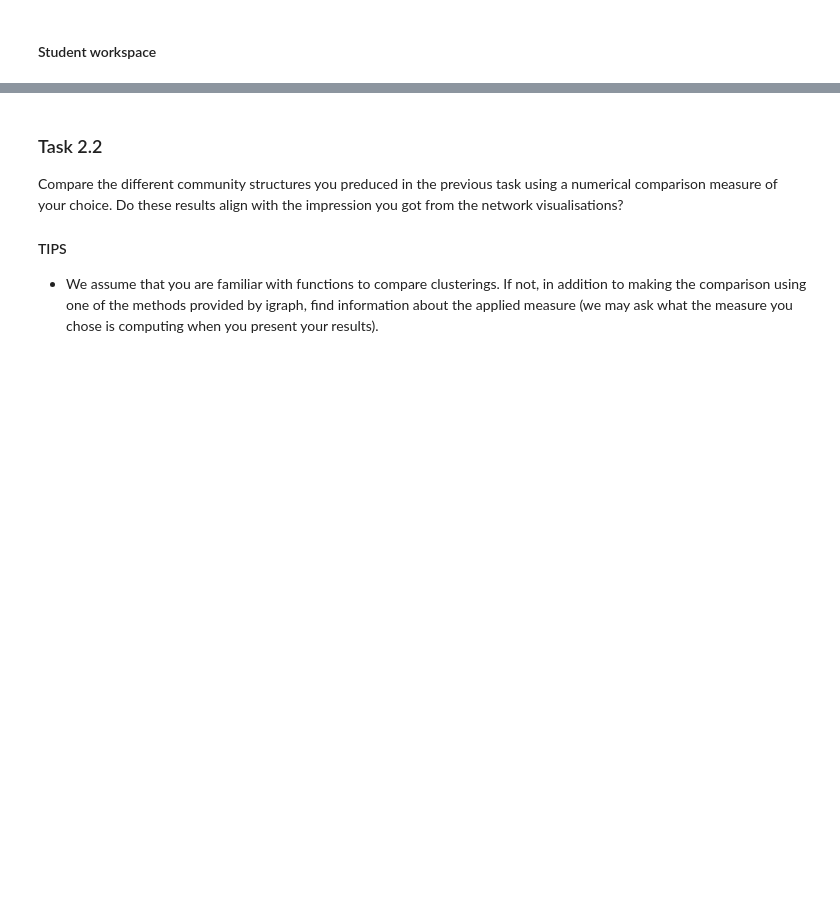
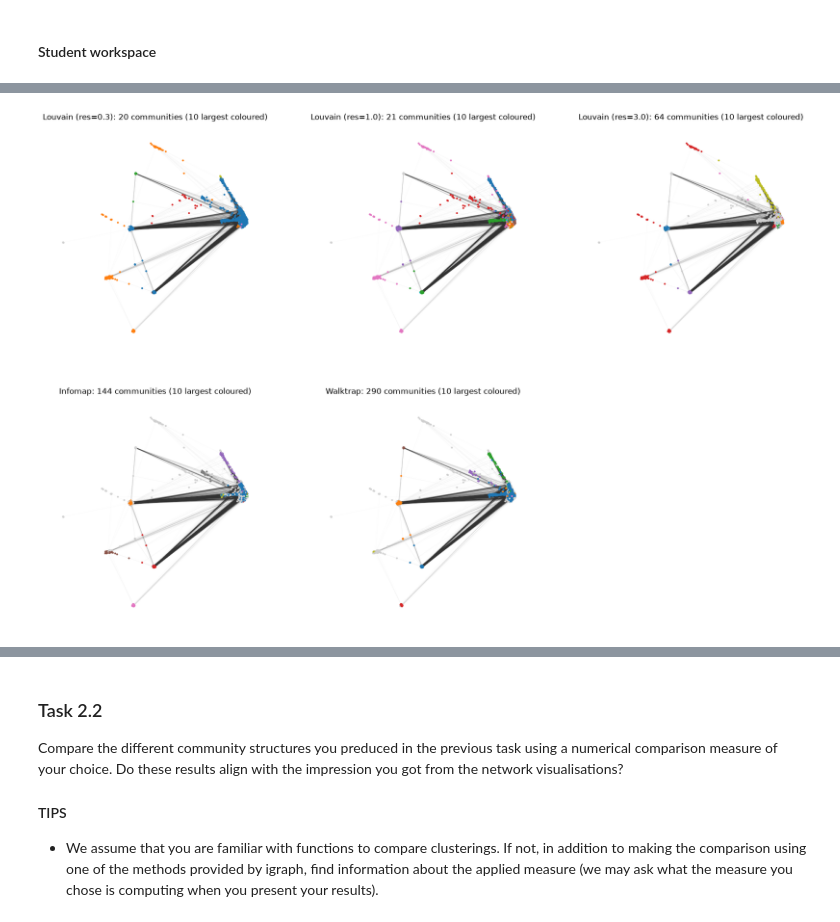
Before and after one commit to oskarpiibar/Mining-of-Social-Data, a Jupyter notebook: Lab3/lab_03.ipynb, the cells around one changed output, grey strips where cells are left out. Drawn from its saved outputs; the diff is of its cells as text; code cells hidden in the pictures; blank space fills up the shorter version.

Commit message:
Lab3 tasks 2.1-2.3 with a .gitignore change

```diff
--- a/Lab3/lab_03.ipynb
+++ b/Lab3/lab_03.ipynb
@@ -345,0 +362,79 @@ Look at the community detection algorithms available on igraph, and choose (at l
+# %%
+# load the filtered network from Task 1.3 (directed; vertex name = account ID, weight = number of retweets)
+g_final = ig.Graph.Read_Pickle('retweet_network_filtered.pickle')
+# undirected, weighted copy for the algorithms that need it; mutual retweets merge and their weights add up
+g_und = g_final.as_undirected(mode='collapse', combine_edges={'weight': 'sum'})
+print('directed  :', g_final.summary())
+print('undirected:', g_und.summary())
+
+# one layout for the filtered network, computed once and reused for every plot
+LAYOUT_FILE = Path('layout_final.pickle')
+if LAYOUT_FILE.exists():
+    layout_final = ig.Layout(pickle.load(open(LAYOUT_FILE, 'rb')))
+else:
+    random.seed(1)
+    layout_final = g_und.layout_drl()
+    pickle.dump(layout_final.coords, open(LAYOUT_FILE, 'wb'))
+
+# community detection
+partitions, rows = {}, []
+
+
+def run(name, detect):
+    random.seed(42)                                   # reproducible results
+    t0 = time.perf_counter()
+    cl = detect()
+    memb = cl.membership
+    sizes = sorted(Counter(memb).values(), reverse=True)
+    partitions[name] = memb
+    rows.append({'structure': name,
+                 'communities': len(sizes),
+                 'largest': sizes[0],
+                 'communities >= 10 nodes': sum(s >= 10 for s in sizes),
+                 'singletons': sum(s == 1 for s in sizes),
+                 'modularity': round(g_und.modularity(memb, weights='weight'), 3),   # same yardstick for all
+                 'time (s)': round(time.perf_counter() - t0, 1)})
+
+
+# 1) modularity-based (Louvain). resolution < 1 -> fewer, larger communities; > 1 -> more, smaller ones
+for res in (0.3, 1.0, 3.0):
+    run(f'Louvain (res={res})', lambda res=res: g_und.community_multilevel(weights='weight', resolution=res))
+# 2) flow-based (Infomap): random walkers on the DIRECTED network, so it uses the retweet direction
+run('Infomap', lambda: g_final.community_infomap(edge_weights='weight', trials=10))
+# 3) random-walk-based (Walktrap): short random walks stay inside a community; dendrogram cut at best modularity
+run('Walktrap', lambda: g_und.community_walktrap(weights='weight', steps=4).as_clustering())
+
+display(pd.DataFrame(rows).set_index('structure'))
+
+# save for Parts 2.3 and 3: one membership column per structure
+pd.DataFrame({'account_id': g_final.vs['name'], **partitions}).to_csv(DATA / 'communities.csv', index=False)
+
+
+# plots
+def community_palette(memb, n_colored=10):
+    """The n_colored largest communities get a colour, in order of size."""
+    top = [c for c, _ in Counter(memb).most_common(n_colored)]
+    palette = [to_hex(c) for c in plt.get_cmap('tab10').colors]
+    return {c: palette[i] for i, c in enumerate(top)}
+
+
+def community_colors(memb, n_colored=10, other='#d0d0d0'):
+    pal = community_palette(memb, n_colored)
+    return [pal.get(m, other) for m in memb]
+
+
+g_draw = g_und.copy()
+g_draw.es['color'] = [(0.2, 0.2, 0.2, 0.03)] * g_draw.ecount()      # very transparent edges
+
+names = list(partitions)
+fig, axes = plt.subplots(2, 3, figsize=(21, 14))
+for ax, name in zip(axes.ravel(), names):
+    ig.plot(g_draw, target=ax, layout=layout_final,
+            vertex_color=community_colors(partitions[name]),
+            vertex_size=4, vertex_frame_width=0, edge_width=0.3)
+    ax.set_title(f'{name}: {len(set(partitions[name]))} communities (10 largest coloured)')
+    ax.axis('off')
+for ax in axes.ravel()[len(names):]:
+    ax.axis('off')
+plt.show()
+# %% [output]
@@ -346,3 +452,4 @@ Look at the community detection algorithms available on igraph, and choose (at l
+[figure, added]
 # %% [markdown]
 #### Notes / observations
 
```
Also changed, not shown: parts of 9 cells of this notebook, 1 other file.
